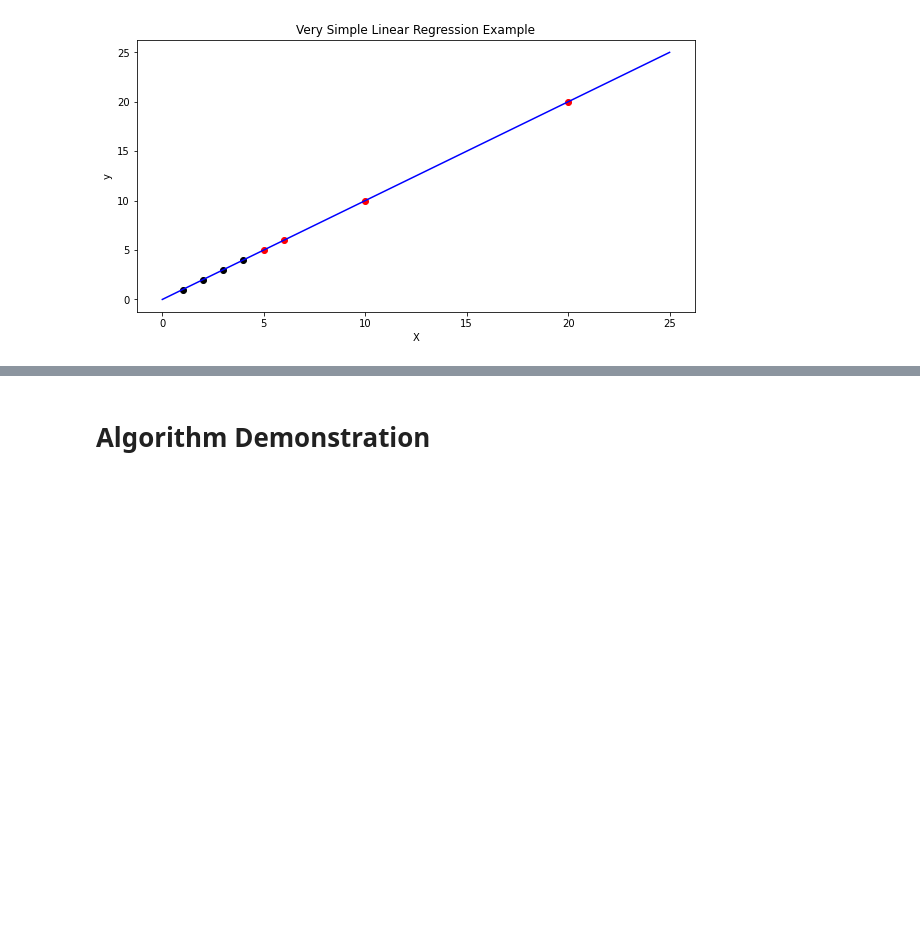
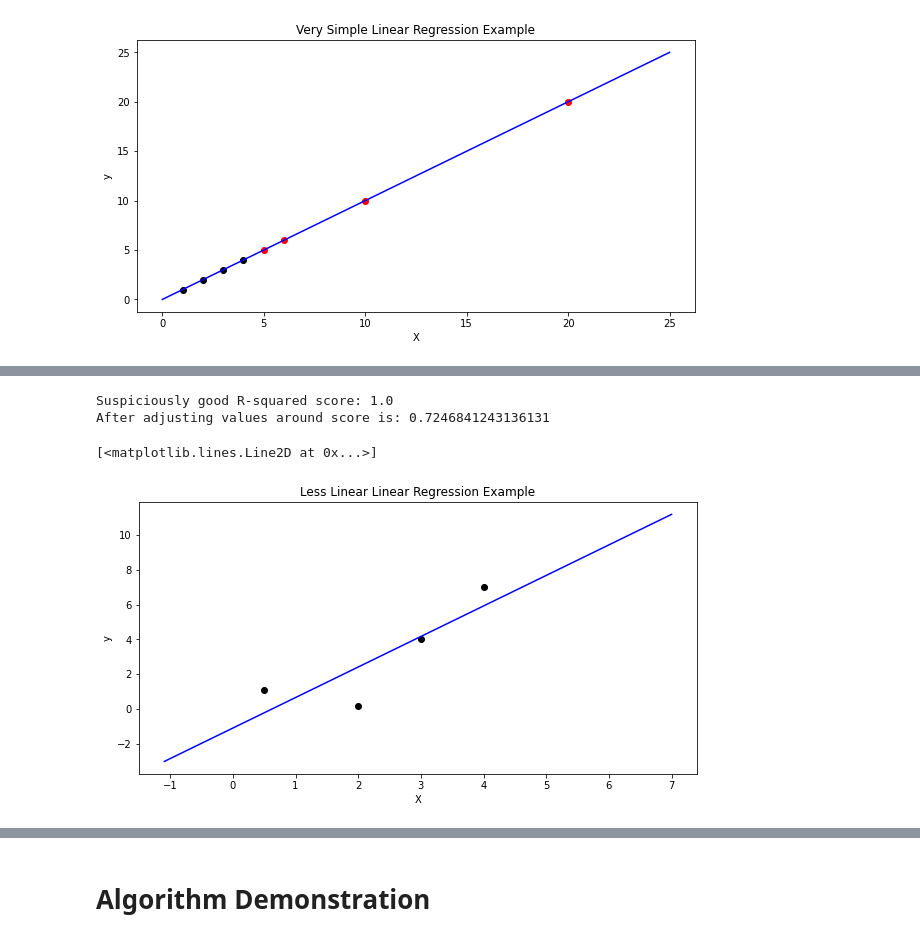
Before and after one commit to itskeithstudent/Machine-Learning-and-Statistics-Assessment, a Jupyter notebook: scikit-learn.ipynb, the cells around one changed output, grey strips where cells are left out. Saved outputs shown, nothing was run; the diff lists cells and outputs as text; code cells hidden in the pictures; blank space fills up the shorter version.

Commit message:
Add section on evaluating estimators

```diff
--- a/scikit-learn.ipynb
+++ b/scikit-learn.ipynb
@@ -113,0 +127,30 @@ plt.show()
+# %%
+print(f"Suspiciously good R-squared score: {lin_reg.score(X,y)}")
+
+#refit model but make values a bit rougher
+X = [0.5,2,3,4]
+y = [1.1,0.2,4,7]
+
+X = np.array(X) #Change X to numpy array and reshape
+X = X.reshape(-1,1) #Reshape so it is in format [[1],[2],...]
+
+lin_reg.fit(X,y) #equivalent to >>>lin_reg.fit([[1],[2],[3],[4]],[1,2,3,4])
+
+print(f"After adjusting values around score is: {lin_reg.score(X,y)}")
+# %% [output]
+Suspiciously good R-squared score: 1.0
+After adjusting values around score is: 0.7246841243136131
+# %%
+plt.figure(figsize=(10,5)) #set figure size
+plt.title('Less Linear Linear Regression Example')
+plt.xlabel('X')
+plt.ylabel('y')
+
+plt.plot(X,y,'ko') #plot points we know as black dots
+
+Xline = np.linspace(lin_reg.intercept_,7,9) #Create new X3 variable, this will start with model/estimators intercept
+yline = Xline*lin_reg.coef_ + lin_reg.intercept_ #y3 is X3 times the coefficient(1.0) plus the intercept(0.0)
+plt.plot(Xline,yline, 'b-') #plot the line to overlay the points
+# %% [output]
+[<matplotlib.lines.Line2D at 0x...>]
+[figure, added]
```
Also changed, not shown: parts of 9 cells of this notebook.
